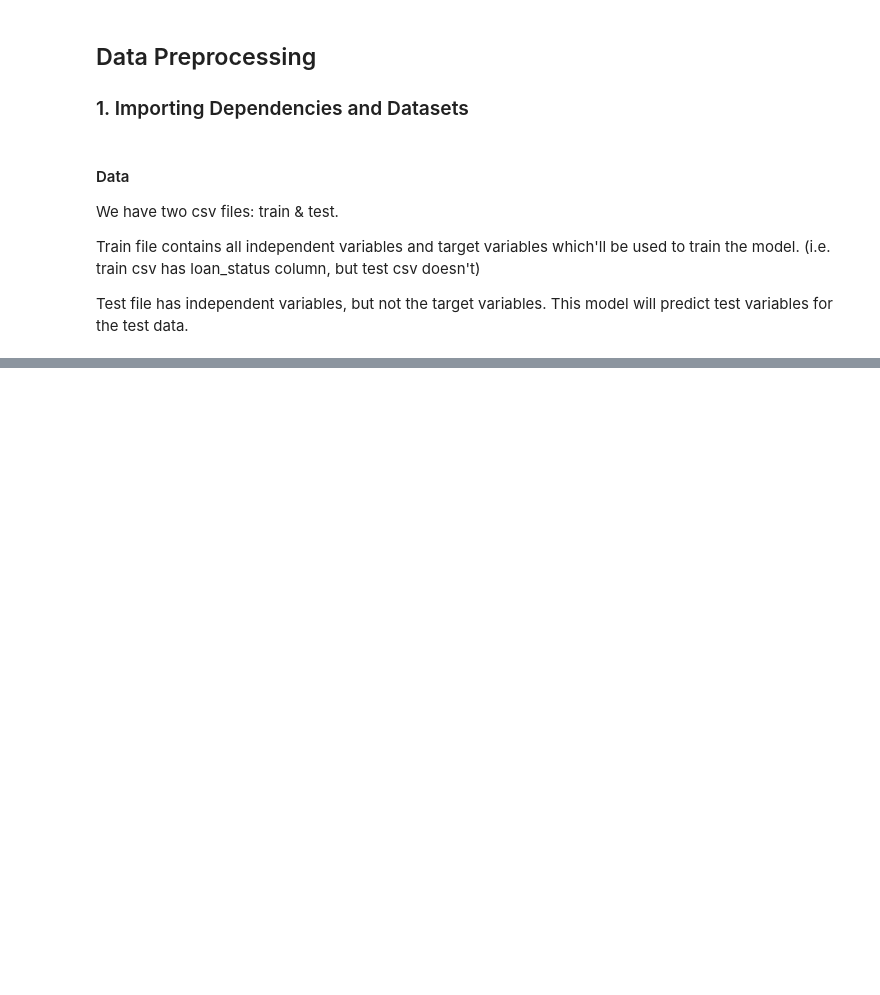
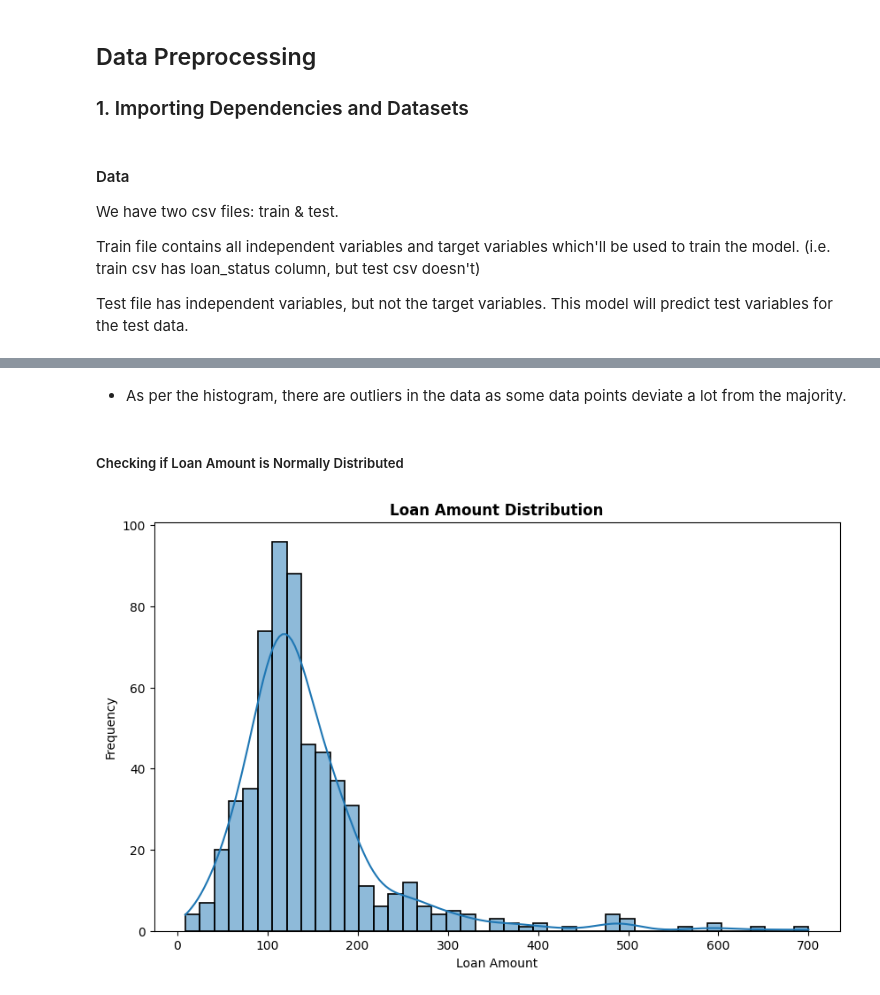
Before and after one commit to zoddtheimmortal/loan-prediction, a Jupyter notebook: loan-approval.ipynb, the cells around one changed output, grey strips where cells are left out. Saved outputs shown, nothing was run; the diff lists cells and outputs as text; code cells hidden in the pictures; blank space fills up the shorter version.

```diff
--- a/loan-approval.ipynb
+++ b/loan-approval.ipynb
@@ -60,0 +138,15 @@ test.head(10)
+# %% [markdown]
+* As per the histogram, there are outliers in the data as some data points deviate a lot from the majority.
+# %% [markdown]
+##### Checking if Loan Amount is Normally Distributed
+# %%
+
+plt.figure(figsize=(10, 6))
+sns.histplot(data=train, x="LoanAmount", kde=True,edgecolor='black', linewidth=1.2)
+
+plt.title("Loan Amount Distribution",weight='bold')
+plt.xlabel("Loan Amount")
+plt.ylabel("Frequency")
+plt.show()
+# %% [output]
+[figure, added]
```
Also changed, not shown: parts of 16 cells of this notebook, 2 other files.
